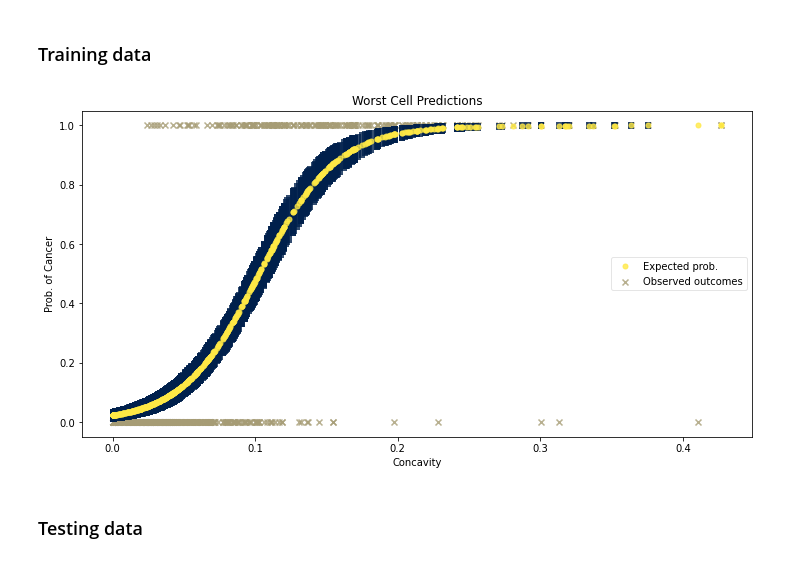
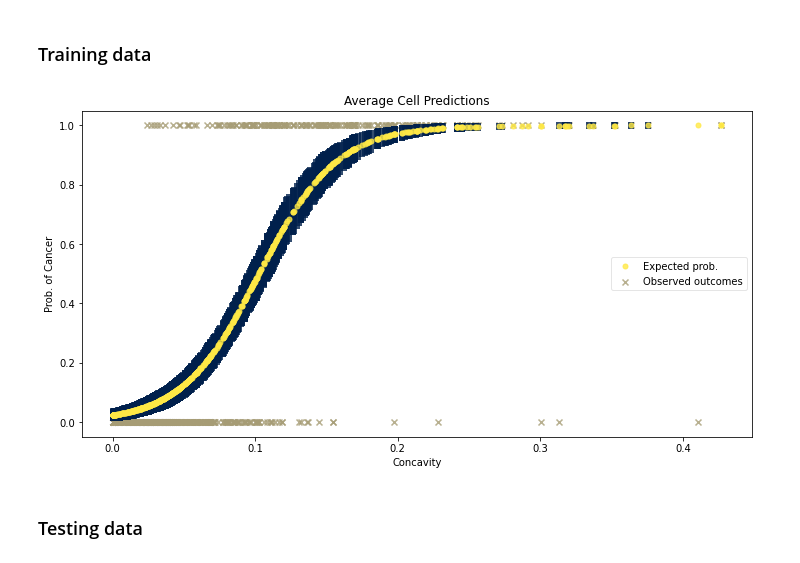
Before and after one commit to bencosgro/Bayes_Project, a Jupyter notebook: Bayes_Project_Jupyter_model_creation.ipynb, the cells around one changed output. Cells and saved outputs as stored; diff of their text form; code cells hidden in the pictures.

```diff
--- a/Bayes_Project_Jupyter_model_creation.ipynb
+++ b/Bayes_Project_Jupyter_model_creation.ipynb
@@ -274,35 +275,35 @@ ax.plot(
     ms=5,
     color="#FFE945",
     alpha=0.8,
     label="Expected prob.",
 )
 
 numerical_diagnosis = []
 
 for x in outcomes_out_of_sample:
         if x == 'M':
             y=1
         elif x == 'B':
             y=0
         numerical_diagnosis.append(y)
 
 # actual outcomes:
 ax.scatter(
 
     x=predictors_in_of_sample,
     y=numerical_diagnosis,
     marker="x",
     color="#A69C75",
     alpha=0.8,
     label="Observed outcomes",
 )
 
 ax.set_xlabel("Concavity")
 ax.set_ylabel("Prob. of Cancer")
-ax.set_title("Worst Cell Predictions")
+ax.set_title("Average Cell Predictions")
 ax.legend(fontsize=10, frameon=True, framealpha=0.5);
 # %% [output]
-[figure, old version]
+[figure, new version]
 # %% [markdown]
 ### Testing data ###
 # %%
```
Also changed, not shown: parts of 13 cells of this notebook.
